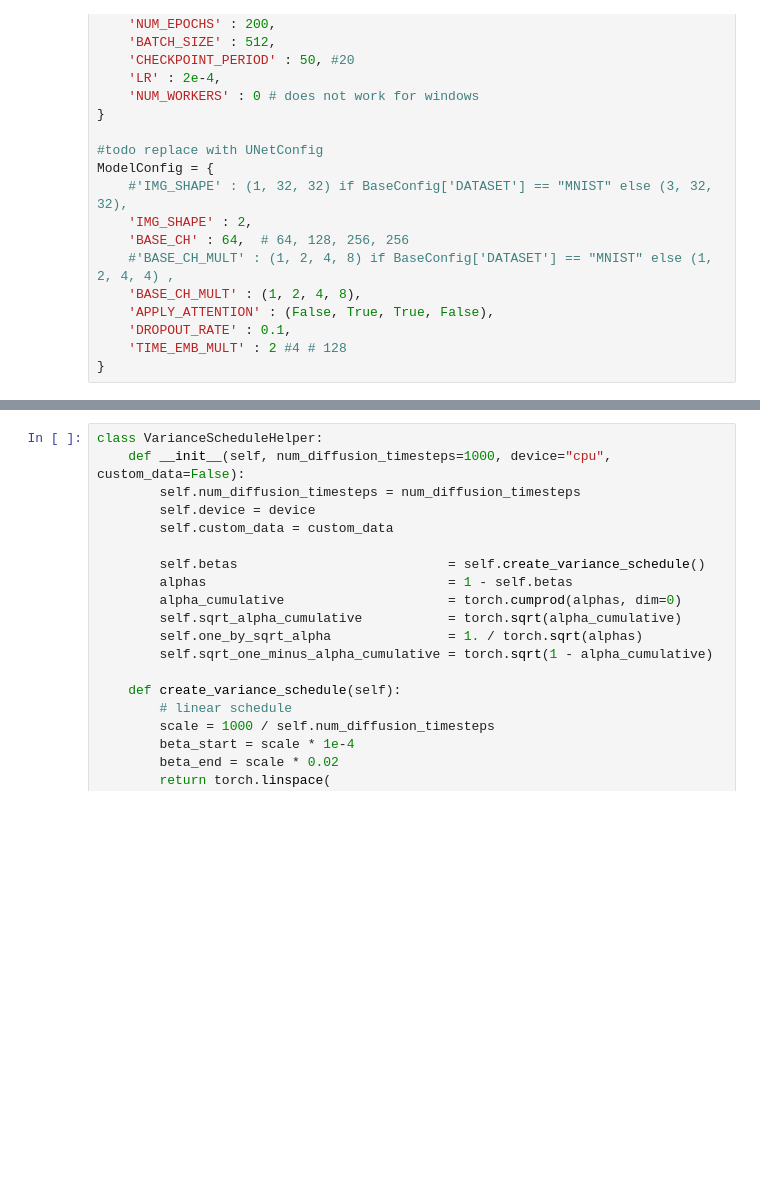
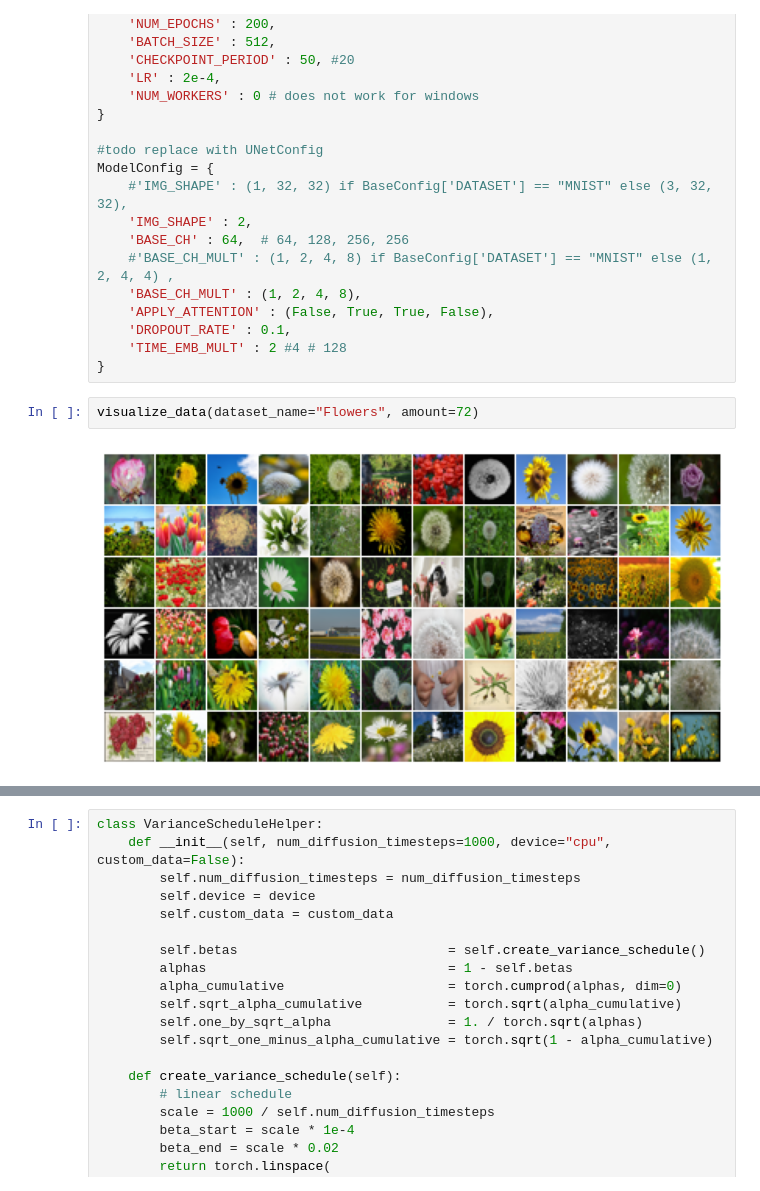
Before and after one commit to Grazvy/Diffusion_Models_demonstration, a Jupyter notebook: DDPM.ipynb, the cells around one changed output, grey strips where cells are left out. Saved outputs shown, nothing was run; the diff lists cells and outputs as text; blank space fills up the shorter version.

```diff
--- a/DDPM.ipynb
+++ b/DDPM.ipynb
@@ -47,4 +48,8 @@ ModelConfig = {
     'DROPOUT_RATE' : 0.1,
     'TIME_EMB_MULT' : 2 #4 # 128
 }
+# %%
+visualize_data(dataset_name="Flowers", amount=72)
+# %% [output]
+[figure, added]
 # %%
```
Also changed, not shown: parts of 9 cells of this notebook, 2 other files.
